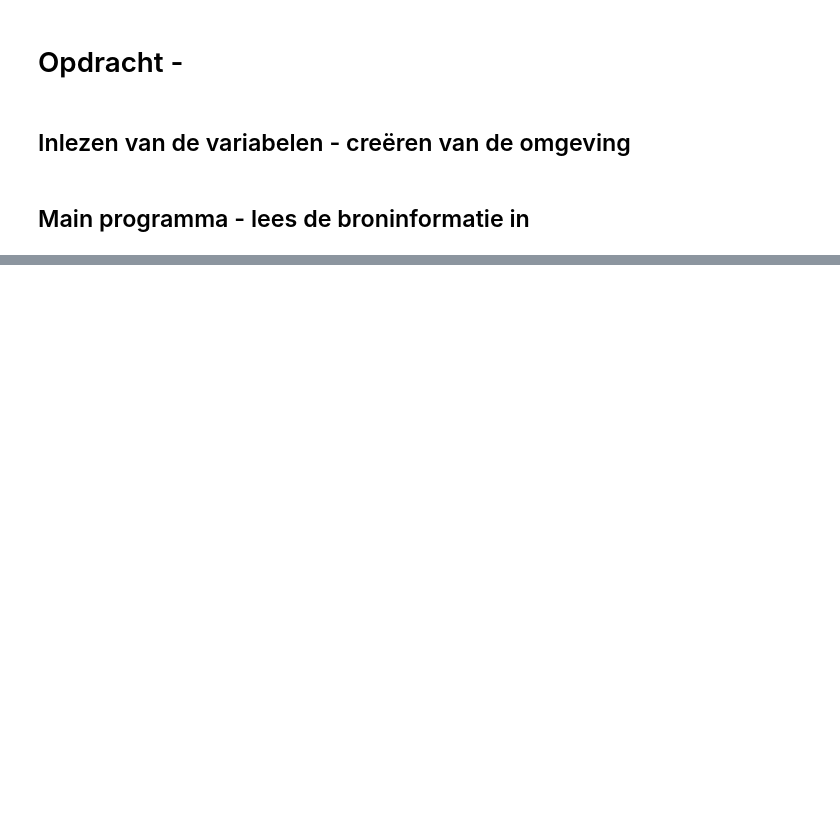
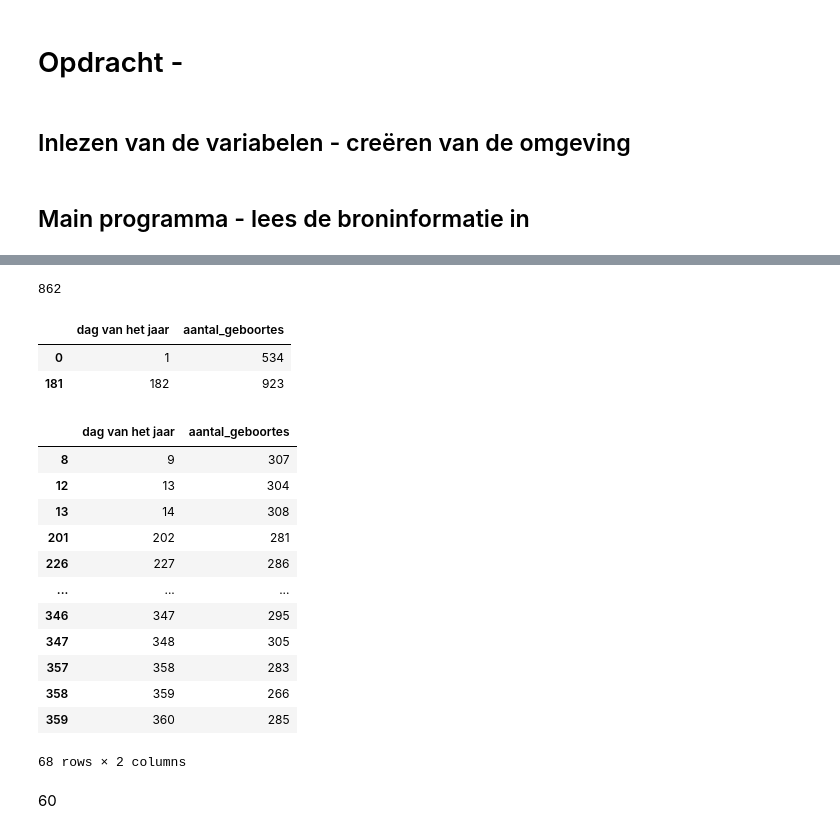
Before and after one commit to kurt253/202603224-regi, a Jupyter notebook: notebooks/ReadFiles.ipynb, the cells around one changed output, grey strips where cells are left out. Cells and saved outputs as stored; diff of their text form; code cells hidden in the pictures; blank space fills up the shorter version.

```diff
--- a/notebooks/ReadFiles.ipynb
+++ b/notebooks/ReadFiles.ipynb
@@ -47,0 +170,41 @@ All_df.to_excel(os.path.join(config["Directories"]["Root"],config["Directories"]
+# %%
+MaxLow
+# %% [output]
+862
+# %%
+maximum = geboortes_per_dag["aantal_geboortes"].max()
+minimum = geboortes_per_dag["aantal_geboortes"].min()
+
+
+
+x = 80
+
+# bepaal de ondergrens voor de maxima
+MaxLow = int(maximum - ((maximum - gemiddelde) *x/100))
+
+# bepaal de bovengrens voor de minima
+MinHigh = int(minimum + ((gemiddelde - minimum) *x/100))
+
+df_MaxOutlier = geboortes_per_dag.loc[geboortes_per_dag["aantal_geboortes"] > MaxLow]
+df_MinOutlier = geboortes_per_dag.loc[geboortes_per_dag["aantal_geboortes"] < MinHigh]
+display(df_MaxOutlier)
+display(df_MinOutlier)
+# %% [output]
+|  | dag van het jaar | aantal_geboortes |
+| 0 | 1 | 534 |
+| 181 | 182 | 923 |
+|  | dag van het jaar | aantal_geboortes |
+| 8 | 9 | 307 |
+| 12 | 13 | 304 |
+| 13 | 14 | 308 |
+| 201 | 202 | 281 |
+| 226 | 227 | 286 |
+| ... | ... | ... |
+| 346 | 347 | 295 |
+| 347 | 348 | 305 |
+| 357 | 358 | 283 |
+| 358 | 359 | 266 |
+| 359 | 360 | 285 |
+68 rows × 2 columns
+# %% [markdown]
+60
```
Also changed, not shown: parts of 17 cells of this notebook, 2 other files.
